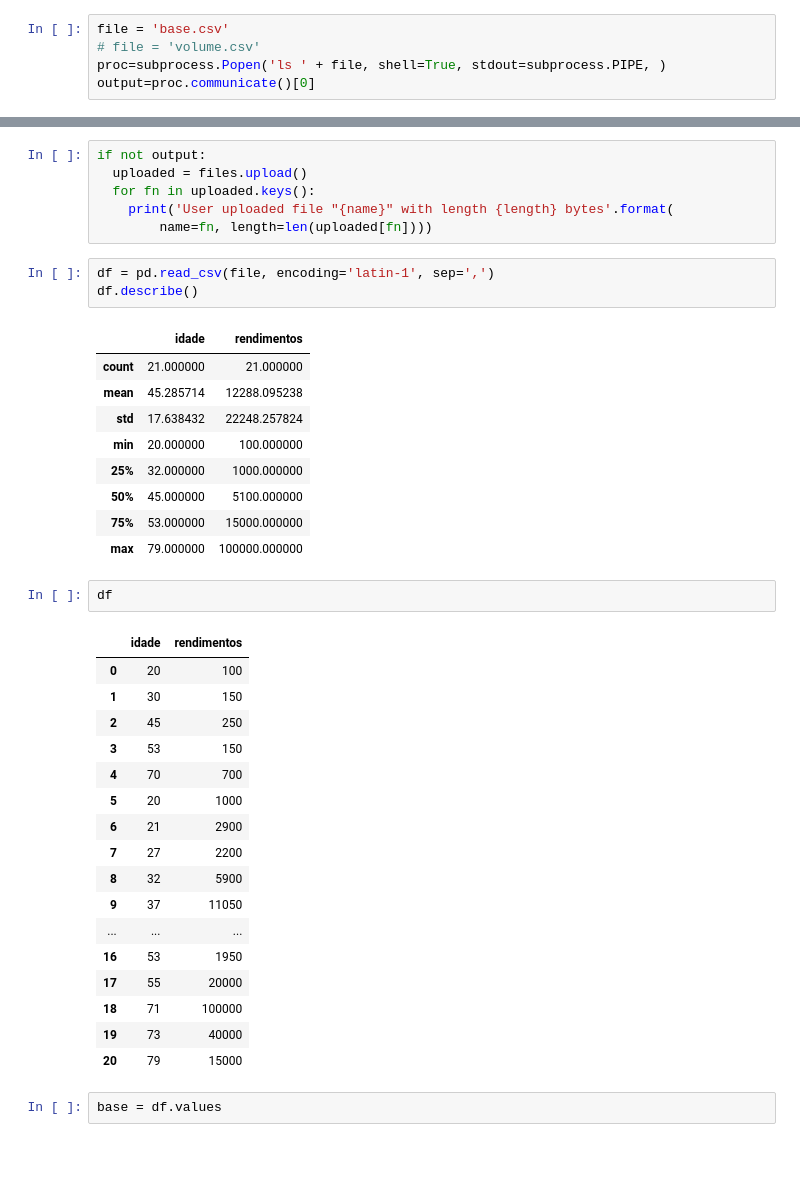
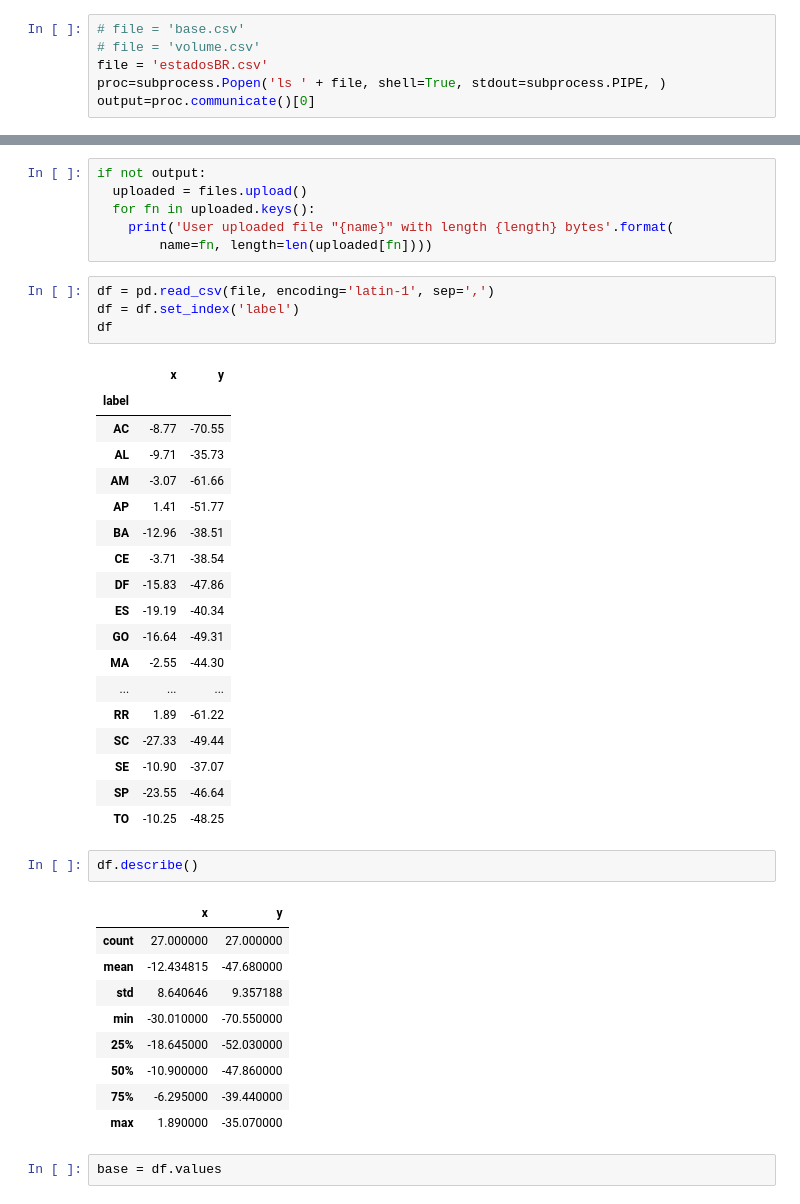
Before and after one commit to ComputerScienceMaster/Cursos, a Jupyter notebook: clustering/hierarchicalCluster.ipynb, the cells around one changed output, grey strips where cells are left out. Cells and saved outputs as stored; diff of their text form; blank space fills up the shorter version.

```diff
--- a/clustering/hierarchicalCluster.ipynb
+++ b/clustering/hierarchicalCluster.ipynb
@@ -27,8 +27,9 @@ import subprocess
 # %% [markdown]
 **Notebook** destinado a ilustrar a base do processo de clusterização e sua exibição via, como exemplo, um Dendrograma.
 # %%
-file = 'base.csv'
+# file = 'base.csv'
 # file = 'volume.csv'
+file = 'estadosBR.csv'
 proc=subprocess.Popen('ls ' + file, shell=True, stdout=subprocess.PIPE, )
 output=proc.communicate()[0]
 # %% [markdown]
@@ -41,37 +42,39 @@ if not output:
         name=fn, length=len(uploaded[fn])))
 # %%
 df = pd.read_csv(file, encoding='latin-1', sep=',')
-df.describe()
+df = df.set_index('label')
+df
 # %% [output]
-|  | idade | rendimentos |
-| count | 21.000000 | 21.000000 |
-| mean | 45.285714 | 12288.095238 |
-| std | 17.638432 | 22248.257824 |
-| min | 20.000000 | 100.000000 |
-| 25% | 32.000000 | 1000.000000 |
-| 50% | 45.000000 | 5100.000000 |
-| 75% | 53.000000 | 15000.000000 |
-| max | 79.000000 | 100000.000000 |
+|  | x | y |
+| label |  |  |
+| AC | -8.77 | -70.55 |
+| AL | -9.71 | -35.73 |
+| AM | -3.07 | -61.66 |
+| AP | 1.41 | -51.77 |
+| BA | -12.96 | -38.51 |
+| CE | -3.71 | -38.54 |
+| DF | -15.83 | -47.86 |
+| ES | -19.19 | -40.34 |
+| GO | -16.64 | -49.31 |
+| MA | -2.55 | -44.30 |
+| ... | ... | ... |
+| RR | 1.89 | -61.22 |
+| SC | -27.33 | -49.44 |
+| SE | -10.90 | -37.07 |
+| SP | -23.55 | -46.64 |
+| TO | -10.25 | -48.25 |
 # %%
-df
+df.describe()
 # %% [output]
-|  | idade | rendimentos |
-| 0 | 20 | 100 |
-| 1 | 30 | 150 |
-| 2 | 45 | 250 |
-| 3 | 53 | 150 |
-| 4 | 70 | 700 |
-| 5 | 20 | 1000 |
-| 6 | 21 | 2900 |
-| 7 | 27 | 2200 |
-| 8 | 32 | 5900 |
-| 9 | 37 | 11050 |
-| ... | ... | ... |
-| 16 | 53 | 1950 |
-| 17 | 55 | 20000 |
-| 18 | 71 | 100000 |
-| 19 | 73 | 40000 |
-| 20 | 79 | 15000 |
+|  | x | y |
+| count | 27.000000 | 27.000000 |
+| mean | -12.434815 | -47.680000 |
+| std | 8.640646 | 9.357188 |
+| min | -30.010000 | -70.550000 |
+| 25% | -18.645000 | -52.030000 |
+| 50% | -10.900000 | -47.860000 |
+| 75% | -6.295000 | -39.440000 |
+| max | 1.890000 | -35.070000 |
 # %%
 base = df.values
 # %% [markdown]
```
Also changed, not shown: parts of 8 cells of this notebook.
